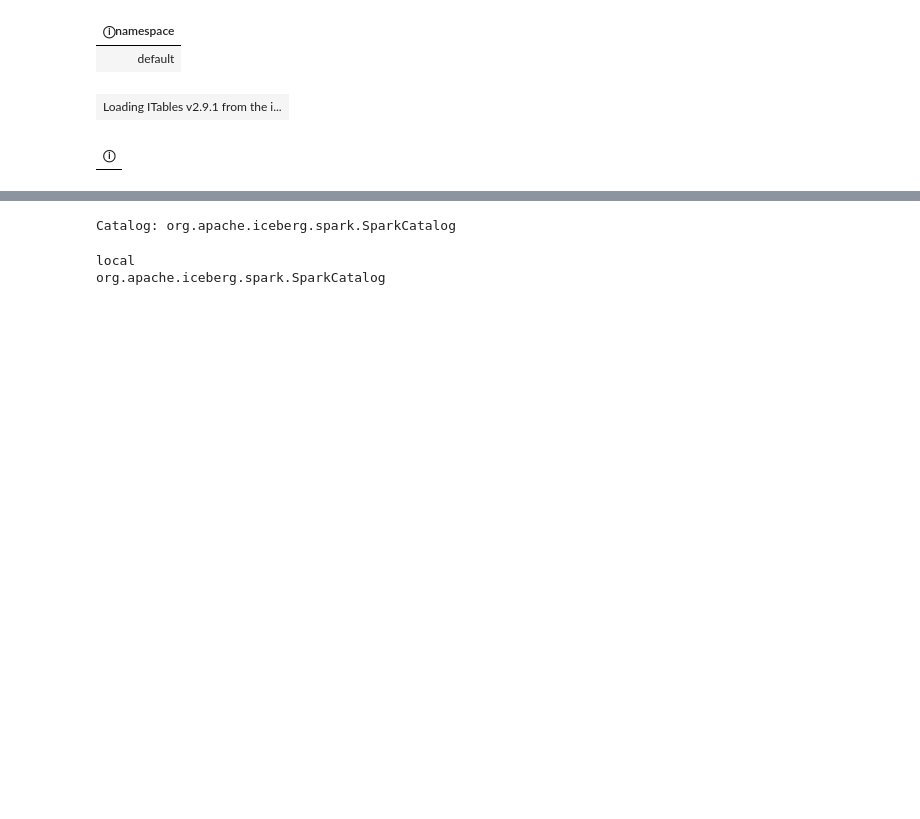
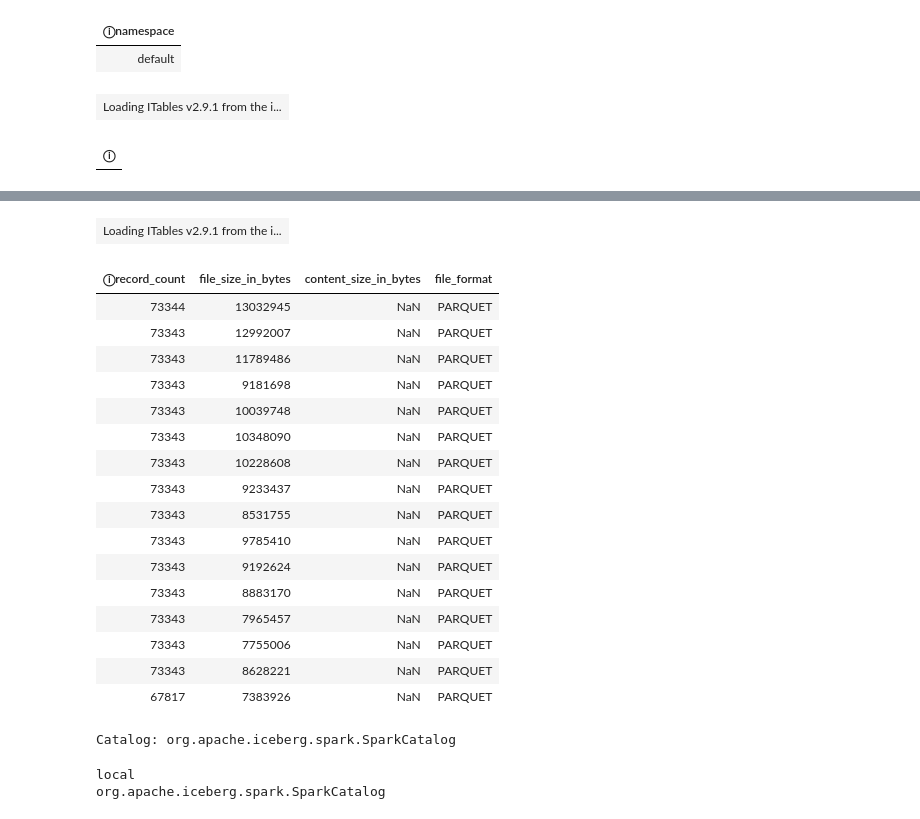
Before and after one commit to rogeriomm/monorepo-datahub-ops, a Jupyter notebook: notebooks/jupyter/data-projects/nyc.gov/the-hit-list-ingest-iceberg.ipynb, the cells around one changed output, grey strips where cells are left out. Saved outputs shown, nothing was run; the diff lists cells and outputs as text; code cells hidden in the pictures; blank space fills up the shorter version.

```diff
--- a/notebooks/jupyter/data-projects/nyc.gov/the-hit-list-ingest-iceberg.ipynb
+++ b/notebooks/jupyter/data-projects/nyc.gov/the-hit-list-ingest-iceberg.ipynb
@@ -588,7 +588,7 @@ hive
 | ⓘ |
 # %%
 %%sql
-SELECT *
+SELECT record_count, file_size_in_bytes, content_size_in_bytes, file_format
 --   | Catalog | Namespace | Table | Iceberg metadata table |
 FROM local.default.nyc_property_master.files;
 # %% [output]
@@ -596,3 +595,21 @@ FROM local.default.nyc_property_master.files;
+| Loading ITables v2.9.1 from the i... |
+| ⓘrecord_count | file_size_in_bytes | content_size_in_bytes | file_format |
+| 73344 | 13032945 | NaN | PARQUET |
+| 73343 | 12992007 | NaN | PARQUET |
+| 73343 | 11789486 | NaN | PARQUET |
+| 73343 | 9181698 | NaN | PARQUET |
+| 73343 | 10039748 | NaN | PARQUET |
+| 73343 | 10348090 | NaN | PARQUET |
+| 73343 | 10228608 | NaN | PARQUET |
+| 73343 | 9233437 | NaN | PARQUET |
+| 73343 | 8531755 | NaN | PARQUET |
+| 73343 | 9785410 | NaN | PARQUET |
+| 73343 | 9192624 | NaN | PARQUET |
+| 73343 | 8883170 | NaN | PARQUET |
+| 73343 | 7965457 | NaN | PARQUET |
+| 73343 | 7755006 | NaN | PARQUET |
+| 73343 | 8628221 | NaN | PARQUET |
+| 67817 | 7383926 | NaN | PARQUET |
 # %%
 catalog = spark._jsparkSession.sessionState().catalogManager().catalog("local")
 
```
Also changed, not shown: parts of 1 cell of this notebook.
